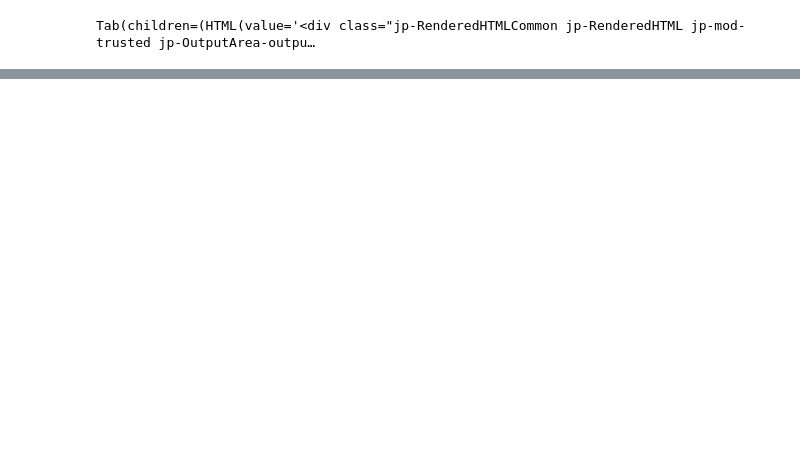
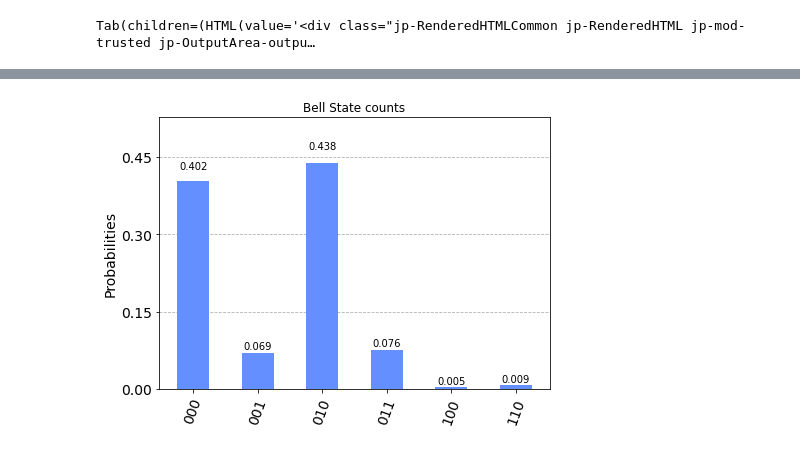
Before and after one commit to MozammilQ/dask_kubernetes, a Jupyter notebook: Aer_Distrubited_with_Kubernetes_and_more.ipynb, the cells around one changed output, grey strips where cells are left out. Drawn from its saved outputs; the diff is of its cells as text; code cells hidden in the pictures; blank space fills up the shorter version.

```diff
--- a/Aer_Distrubited_with_Kubernetes_and_more.ipynb
+++ b/Aer_Distrubited_with_Kubernetes_and_more.ipynb
@@ -173,3 +177,9 @@ ERROR: Failed to load qobj: to_json not implemented for this type of object: <cl
+# %%
+counts=result.get_counts(qc[0])
+# %%
+plot_histogram(counts, title="Bell State counts")
+# %% [output]
+[figure, added]
 # %%
 local_cluster_1.close()
 # %%
```
Also changed, not shown: parts of 13 cells of this notebook, 2 other files.
